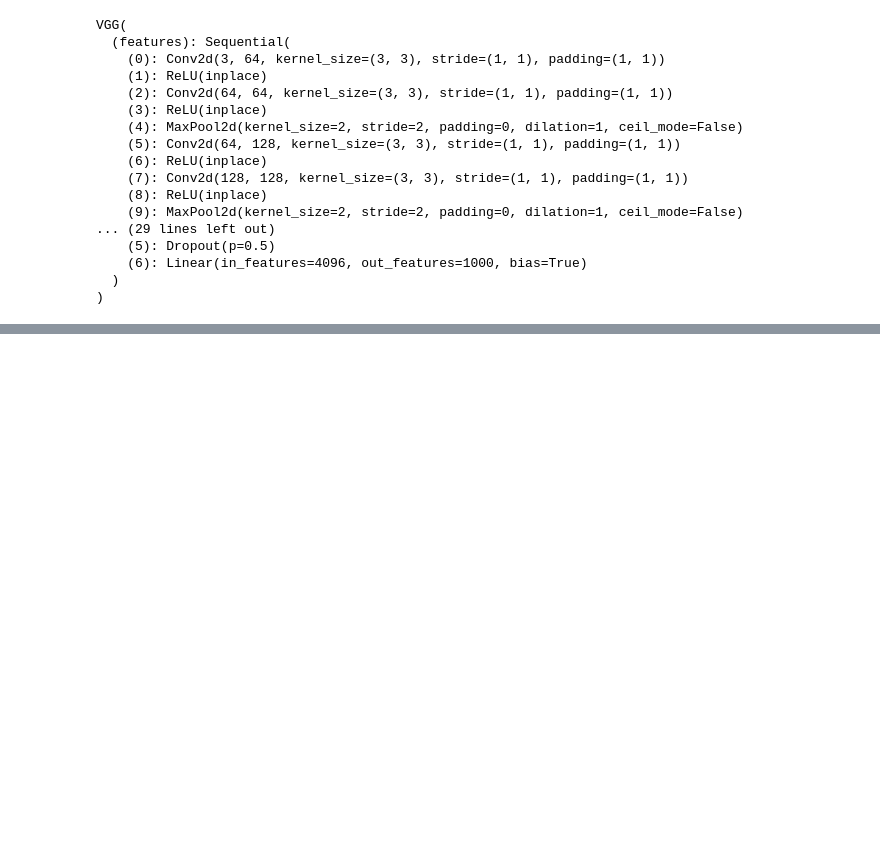
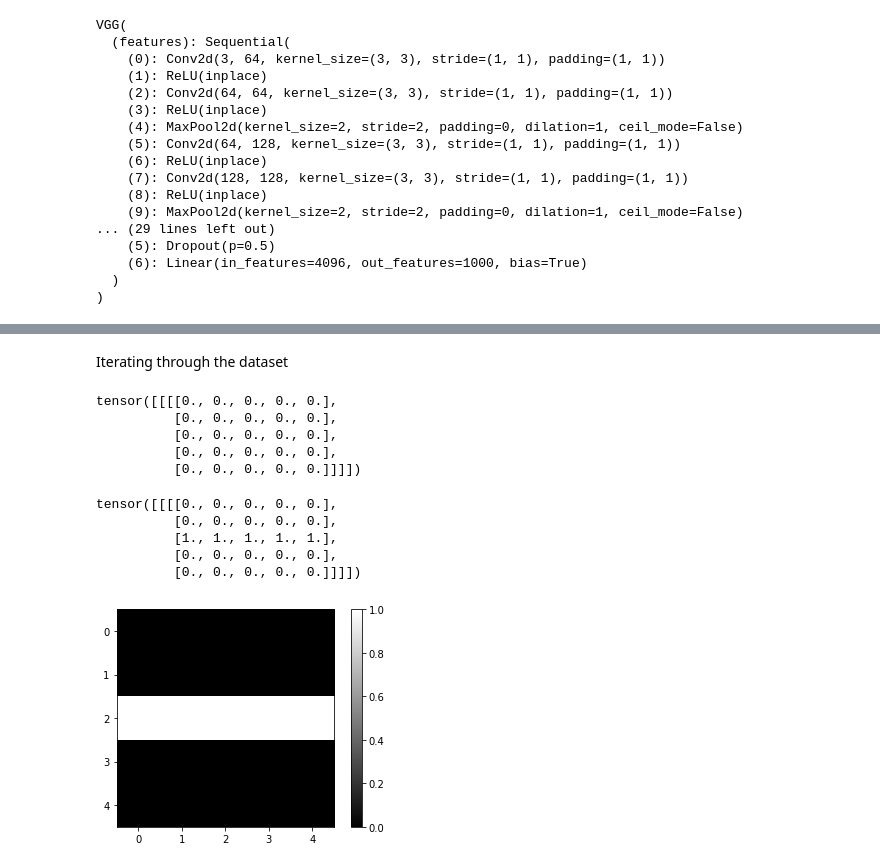
Before and after one commit to yuorky/Pure-protein-project-pytorch, a Jupyter notebook: CNN on Pure proteins differentiation.ipynb, the cells around one changed output, grey strips where cells are left out. Drawn from its saved outputs; the diff is of its cells as text; code cells hidden in the pictures; blank space fills up the shorter version.

```diff
--- a/CNN on Pure proteins differentiation.ipynb
+++ b/CNN on Pure proteins differentiation.ipynb
@@ -685,0 +903,2 @@ KeyboardInterrupt:
+# %% [markdown]
+Iterating through the dataset
@@ -685,0 +909,24 @@ KeyboardInterrupt:
+# %%
+image1 = torch.zeros(1,1,5,5)
+image1
+# %% [output]
+tensor([[[[0., 0., 0., 0., 0.],
+          [0., 0., 0., 0., 0.],
+          [0., 0., 0., 0., 0.],
+          [0., 0., 0., 0., 0.],
+          [0., 0., 0., 0., 0.]]]])
+# %%
+image1[0,0,2,:] = 1
+image1
+# %% [output]
+tensor([[[[0., 0., 0., 0., 0.],
+          [0., 0., 0., 0., 0.],
+          [1., 1., 1., 1., 1.],
+          [0., 0., 0., 0., 0.],
+          [0., 0., 0., 0., 0.]]]])
+# %%
+plt.imshow(image1[0,0,:,:].numpy(),interpolation='nearest',cmap=plt.cm.gray)
+plt.colorbar()
+plt.show()
+# %% [output]
+[figure, added]
```
Also changed, not shown: parts of 33 cells of this notebook, 1 other file.
